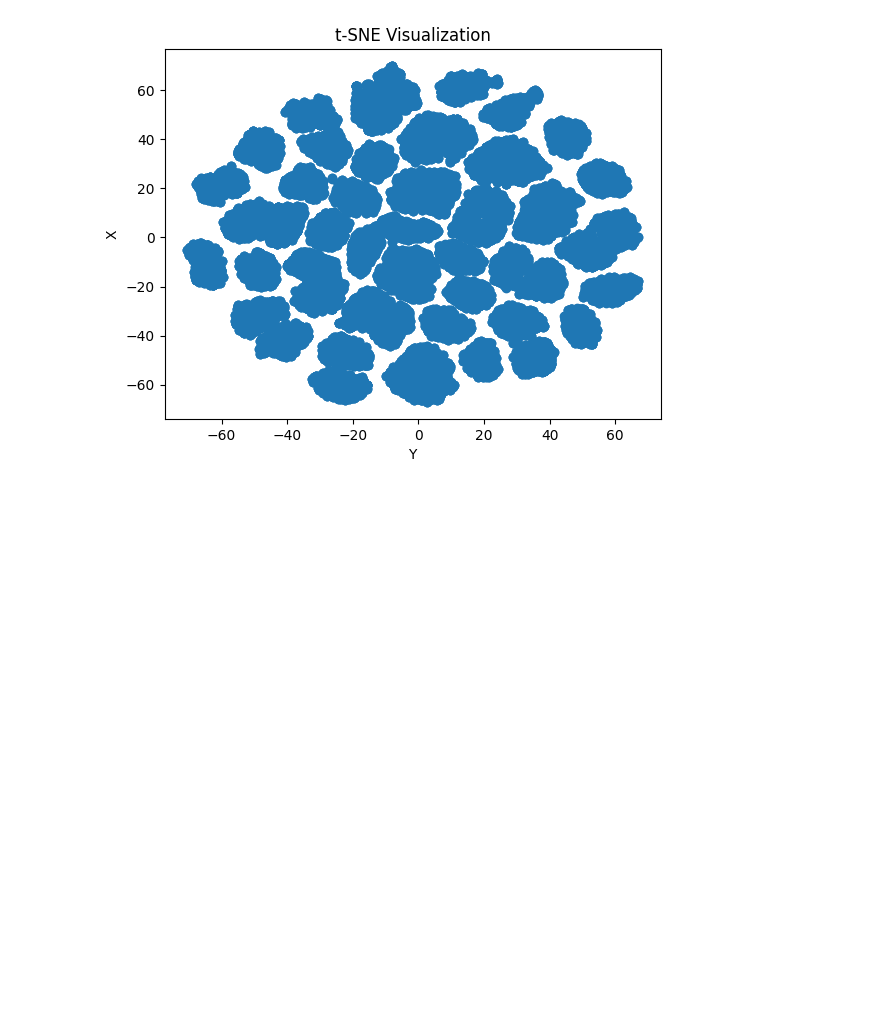
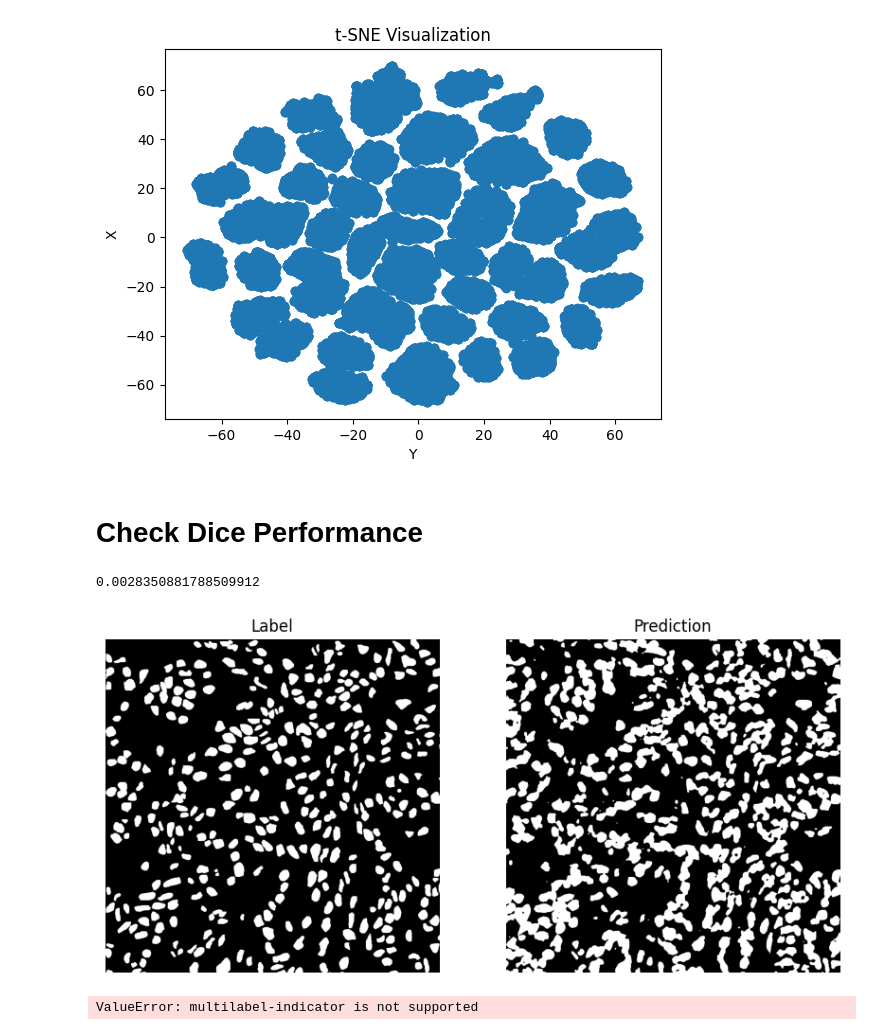
Before and after one commit to CVPR-KIT/NucleiSeg-in-Histopathology-Images, a Jupyter notebook: debug3.ipynb, the cells around one changed output. Drawn from its saved outputs; the diff is of its cells as text; code cells hidden in the pictures; blank space fills up the shorter version.

```diff
--- a/debug3.ipynb
+++ b/debug3.ipynb
@@ -38,3 +38,5 @@ for i, batch in enumerate(train_data):
     plt.show()
 
 print(f"Total batches: {batch_count}")
+# %% [markdown]
+# Check Dice Performance
@@ -40,0 +48,27 @@ print(f"Total batches: {batch_count}")
+# %%
+image1 = "Dataset/testNormal/0_label.png"
+image2 = "Outputs/experiment_09-12_10.37.19/testResults/0_pred_color.png"
+# %%
+img1 = cv2.imread(image1, cv2.IMREAD_GRAYSCALE)
+img2 = cv2.imread(image2, cv2.IMREAD_GRAYSCALE)
+img1 = img1[0:800, 0:800]
+img2 = img2[0:800, 0:800]
+# %%
+print(dice_coef(img1, img2))
+# %% [output]
+0.0028350881788509912
+# %%
+fig, axes = plt.subplots(1, 2, figsize=(10, 5))
+# Display img1
+axes[0].imshow(img1, cmap='gray')
+axes[0].set_title('Label')
+axes[0].axis('off')
+
+# Display img2
+axes[1].imshow(img2, cmap='gray')
+axes[1].set_title('Prediction')
+axes[1].axis('off')
+
+plt.show()
+# %% [output]
+[figure, added]
@@ -40,0 +85,5 @@ print(f"Total batches: {batch_count}")
+# %%
+cm = confusion_matrix(img1, img2)
+print(cm)
+# %% [output]
+ValueError: multilabel-indicator is not supported
```
Also changed, not shown: parts of 3 cells of this notebook, 32 other files.
